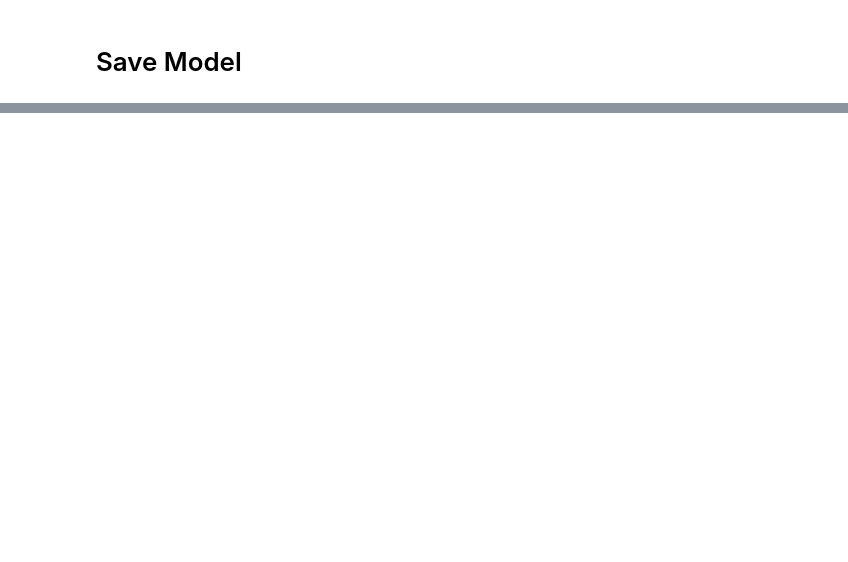
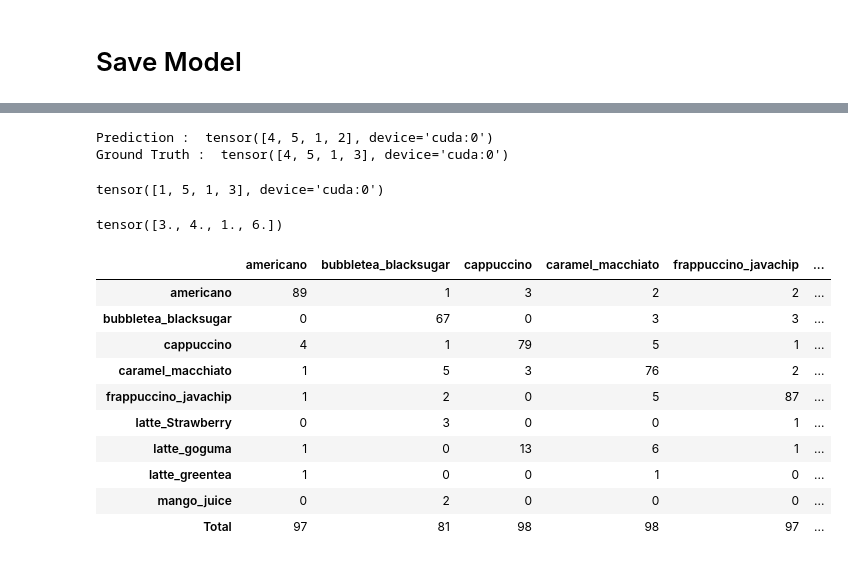
Before and after one commit to gjustin40/Food-Calorie-Project, a Jupyter notebook: workspace/Food_Classification_workspace.ipynb, the cells around one changed output, grey strips where cells are left out. Cells and saved outputs as stored; diff of their text form; code cells hidden in the pictures; blank space fills up the shorter version.

```diff
--- a/workspace/Food_Classification_workspace.ipynb
+++ b/workspace/Food_Classification_workspace.ipynb
@@ -261,12 +295,19 @@ print(output_name)
 # %%
 confusion_matrix = torch.zeros(CLASS_NUM, CLASS_NUM)
+miss_images, miss_gts, miss_preds = [], [], []
 with torch.no_grad():
-    model_vgg16.to(device)
+    model.to(device)
     for i, (inputs, classes) in enumerate(testloader):
         inputs = inputs.to(device)
         classes = classes.to(device)
-        outputs = model_vgg16(inputs)
+        outputs = model(inputs)
         _, preds = torch.max(outputs, 1)
+
+        mask = (preds == classes)
+        miss_images.append(inputs[mask])
+        miss_gts.append(classes[mask])
+        miss_preds.append(preds[mask])
+
         for t, p in zip(classes.view(-1), preds.view(-1)):
                 confusion_matrix[t.long(), p.long()] += 1
 
@@ -283,0 +356,2 @@ tensor([[98.,  9.,  1.,  3.],
+# %%
+_, a=  torch.max(output, 1)
@@ -283,0 +381,20 @@ tensor([[98.,  9.,  1.,  3.],
+# %%
+with torch.no_grad():
+    model.eval()
+    model.to(device)
+
+    test_img, test_label = iter(testloader).next()
+    test_img = test_img.to(device)
+    test_label = test_label.to(device)
+    output_test = model(test_img)
+    prediction_label = output_test.argmax(1)
+    print('Prediction : ', prediction_label)
+    print('Ground Truth : ', test_label)
+# %% [output]
+Prediction :  tensor([4, 5, 1, 2], device='cuda:0')
+Ground Truth :  tensor([4, 5, 1, 3], device='cuda:0')
+# %%
+torch.where(prediction_label == 6,
+           torch.where(prediction_label != test_label, 1, prediction_label), prediction_label)
+# %% [output]
+tensor([1, 5, 1, 3], device='cuda:0')
@@ -283,0 +404,5 @@ tensor([[98.,  9.,  1.,  3.],
+# %%
+torch.where(gt != 5., gt,
+           torch.where(gt != pred, 1., 0.))
+# %% [output]
+tensor([3., 4., 1., 6.])
@@ -283,0 +412,28 @@ tensor([[98.,  9.,  1.,  3.],
+# %%
+import pandas as pd
+
+def highlight_diag(df):
+    a = np.full(df.shape, '', dtype='<U24')
+    np.fill_diagonal(a, 'background-color: yellow')
+    return pd.DataFrame(a, index=df.index, columns=df.columns)
+
+df = pd.DataFrame(
+    data = np.array(confusion_matrix).astype(np.int8),
+    columns=label_to_name.values(),
+    index=label_to_name.values()
+)
+df = df.append(df.sum(numeric_only=True), ignore_index=True)
+df.index = list(label_to_name.values()) + ['Total']
+df.style.apply(highlight_diag, axis=None)
+# %% [output]
+|  | americano | bubbletea_blacksugar | cappuccino | caramel_macchiato | frappuccino_javachip | ... |
+| americano | 89 | 1 | 3 | 2 | 2 | ... |
+| bubbletea_blacksugar | 0 | 67 | 0 | 3 | 3 | ... |
+| cappuccino | 4 | 1 | 79 | 5 | 1 | ... |
+| caramel_macchiato | 1 | 5 | 3 | 76 | 2 | ... |
+| frappuccino_javachip | 1 | 2 | 0 | 5 | 87 | ... |
+| latte_Strawberry | 0 | 3 | 0 | 0 | 1 | ... |
+| latte_goguma | 1 | 0 | 13 | 6 | 1 | ... |
+| latte_greentea | 1 | 0 | 0 | 1 | 0 | ... |
+| mango_juice | 0 | 2 | 0 | 0 | 0 | ... |
+| Total | 97 | 81 | 98 | 98 | 97 | ... |
```
Also changed, not shown: parts of 28 cells of this notebook.
